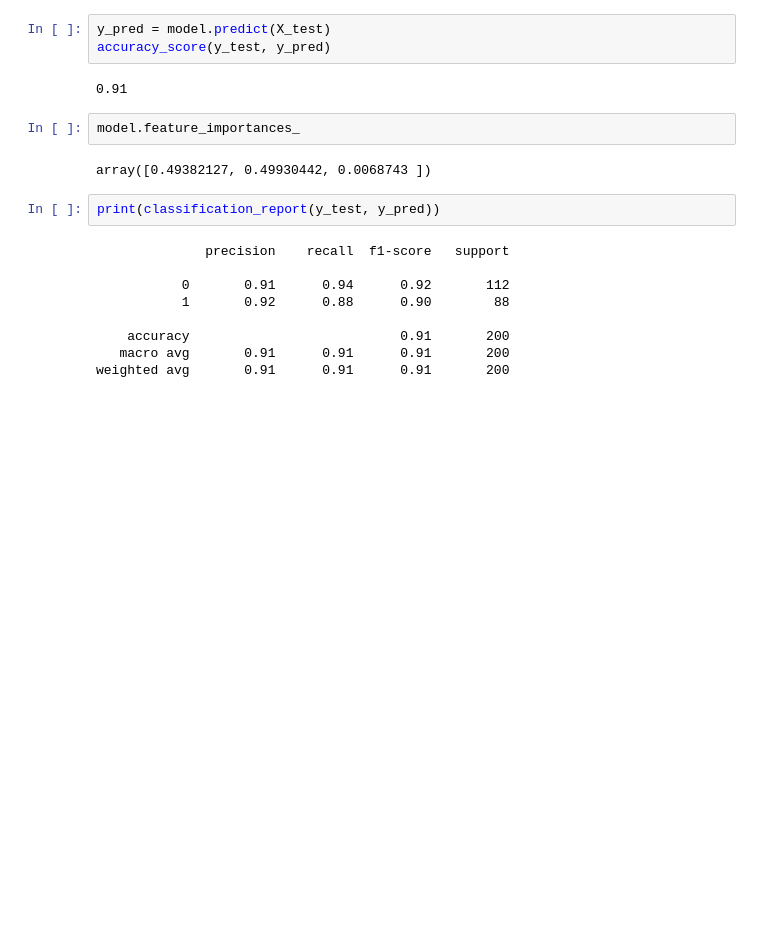
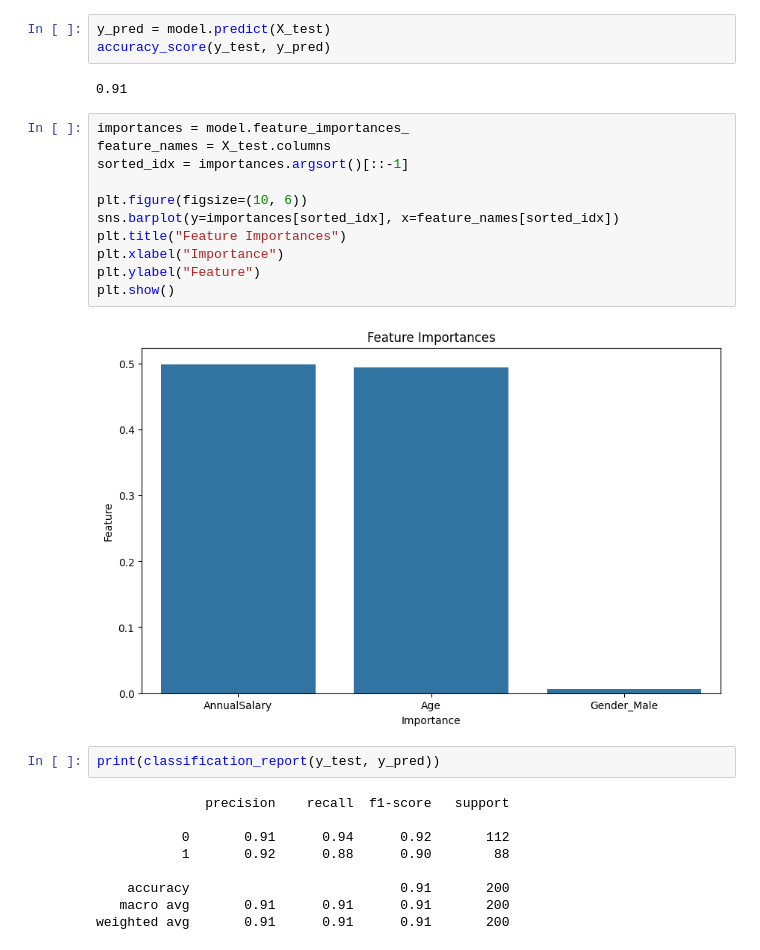
Before and after one commit to yuvraj-rathod-1202/Car_Purchase_Classification, a Jupyter notebook: model_analysis/Model_analyze.ipynb, the cells around one changed output. Saved outputs shown, nothing was run; the diff lists cells and outputs as text; blank space fills up the shorter version.

Commit message:
add model analysis

```diff
--- a/model_analysis/Model_analyze.ipynb
+++ b/model_analysis/Model_analyze.ipynb
@@ -24,9 +25,18 @@ accuracy_score(y_test, y_pred)
 # %% [output]
 0.91
 # %%
-model.feature_importances_
+importances = model.feature_importances_
+feature_names = X_test.columns
+sorted_idx = importances.argsort()[::-1]
+
+plt.figure(figsize=(10, 6))
+sns.barplot(y=importances[sorted_idx], x=feature_names[sorted_idx])
+plt.title("Feature Importances")
+plt.xlabel("Importance")
+plt.ylabel("Feature")
+plt.show()
 # %% [output]
-array([0.49382127, 0.49930442, 0.0068743 ])
+[figure, added]
 # %%
 print(classification_report(y_test, y_pred))
 # %% [output]
```
Also changed, not shown: parts of 3 cells of this notebook, 1 other file.
